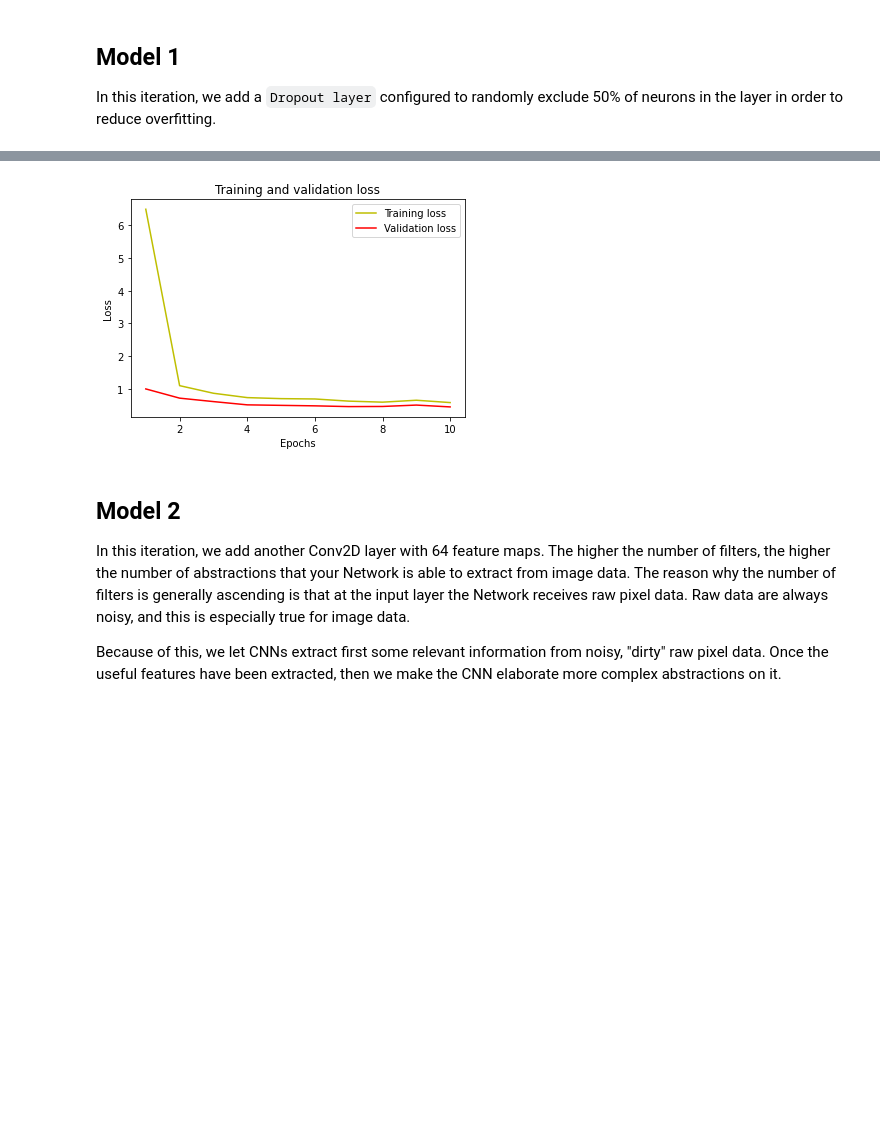
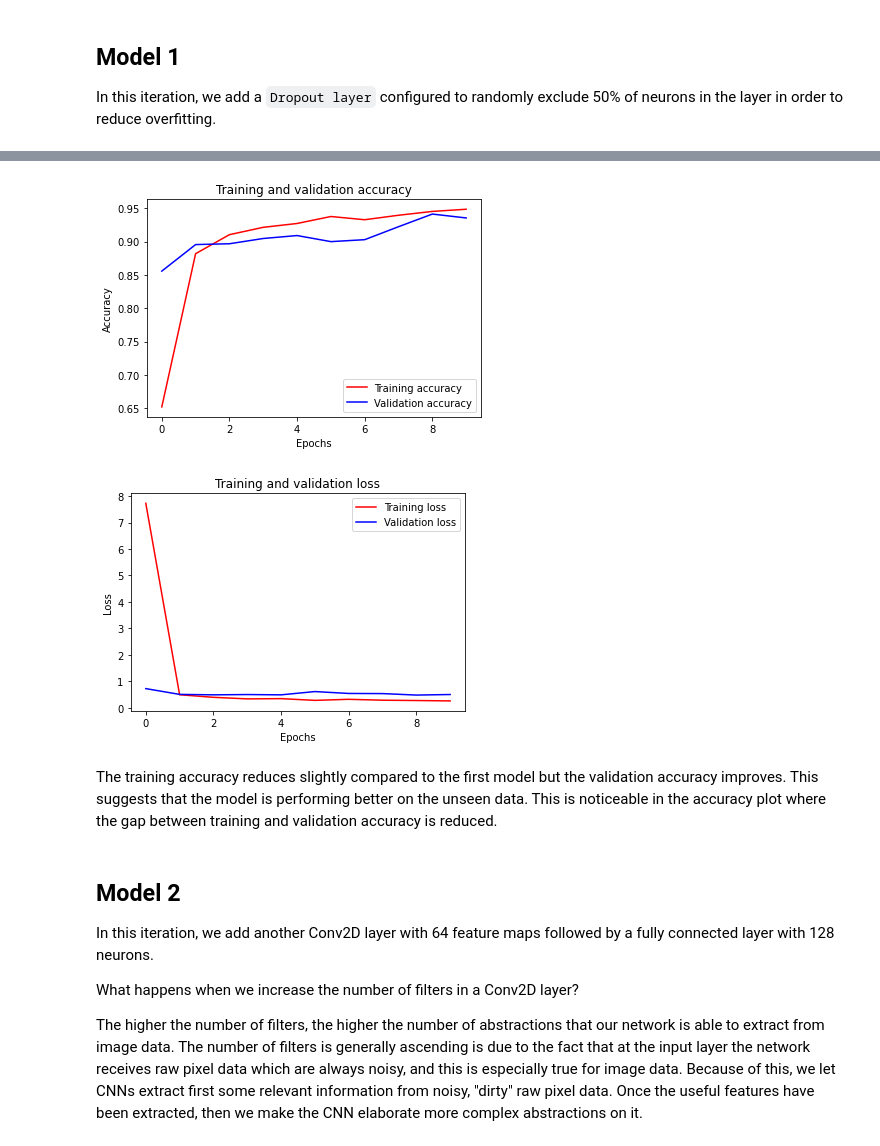
Before and after one commit to tauseef1234/Traffic_CNN, a Jupyter notebook: Traffic.ipynb, the cells around one changed output, grey strips where cells are left out. Drawn from its saved outputs; the diff is of its cells as text; code cells hidden in the pictures; blank space fills up the shorter version.

```diff
--- a/Traffic.ipynb
+++ b/Traffic.ipynb
@@ -144,7 +193,7 @@ model = tf.keras.models.Sequential()
 model.add(tf.keras.layers.Conv2D(32,(3,3),activation='relu', input_shape=(IMG_WIDTH, IMG_HEIGHT, 3)))
 model.add(tf.keras.layers.MaxPooling2D(pool_size=(2,2)))
 model.add(tf.keras.layers.Flatten())
-model.add(tf.keras.layers.Dropout(0.5))
+model.add(tf.keras.layers.Dropout(0.2))
 model.add(tf.keras.layers.Dense(NUM_CATEGORIES,activation='softmax'))
 # %%
 # check model summary
@@ -162,23 +244,45 @@ history = model.fit(x_train,y_train,validation_data=(x_test, y_test),epochs=EPOC
 # %%
-# Plot training and validation loss over epochs
+# Plot training and validation accuracy/loss over epochs
+
+# get training and test accuracy and loss
+acc = history.history['accuracy']
+val_acc = history.history['val_accuracy']
 loss = history.history['loss']
 val_loss = history.history['val_loss']
-epochs = range(1, len(loss) + 1)
-plt.plot(epochs, loss, 'y', label='Training loss')
-plt.plot(epochs, val_loss, 'r', label='Validation loss')
+
+# get number of epochs
+epochs = range(len(acc))
+
+# Plot training and validation accuracy per epoch
+plt.plot(epochs, acc, 'r', label='Training accuracy')
+plt.plot(epochs, val_acc, 'b', label='Validation accuracy')
+plt.title('Training and validation accuracy')
+plt.xlabel('Epochs')
+plt.ylabel('Accuracy')
+plt.legend()
+plt.show();
+
+# Plot training and validation loss per epoch
+plt.plot(epochs, loss, 'r', label='Training loss')
+plt.plot(epochs, val_loss, 'b', label='Validation loss')
 plt.title('Training and validation loss')
 plt.xlabel('Epochs')
 plt.ylabel('Loss')
 plt.legend()
-plt.show()
+plt.show();
 # %% [output]
-[figure, old version]
+[figure, new version]
+[figure, added]
+# %% [markdown]
+The training accuracy reduces slightly compared to the first model but the validation accuracy improves. This suggests that the model is performing better on the unseen data. This is noticeable in the accuracy plot where the gap between training and validation accuracy is reduced.
 # %% [markdown]
 ## Model 2
 
-In this iteration, we add another Conv2D layer with 64 feature maps. The higher the number of filters, the higher the number of abstractions that your Network is able to extract from image data. The reason why the number of filters is generally ascending is that at the input layer the Network receives raw pixel data. Raw data are always noisy, and this is especially true for image data.
+In this iteration, we add another Conv2D layer with 64 feature maps followed by a fully connected layer with 128 neurons.
 
-Because of this, we let CNNs extract first some relevant information from noisy, "dirty" raw pixel data. Once the useful features have been extracted, then we make the CNN elaborate more complex abstractions on it.
+What happens when we increase the number of filters in a Conv2D layer?
+
+The higher the number of filters, the higher the number of abstractions that our network is able to extract from image data. The number of filters is generally ascending is due to the fact that at the input layer the network receives raw pixel data which are always noisy, and this is especially true for image data. Because of this, we let CNNs extract first some relevant information from noisy, "dirty" raw pixel data. Once the useful features have been extracted, then we make the CNN elaborate more complex abstractions on it.
 # %%
 model = tf.keras.models.Sequential()
 model.add(tf.keras.layers.Conv2D(32,(3,3),activation='relu', input_shape=(IMG_WIDTH, IMG_HEIGHT, 3)))
```
Also changed, not shown: parts of 32 cells of this notebook.
